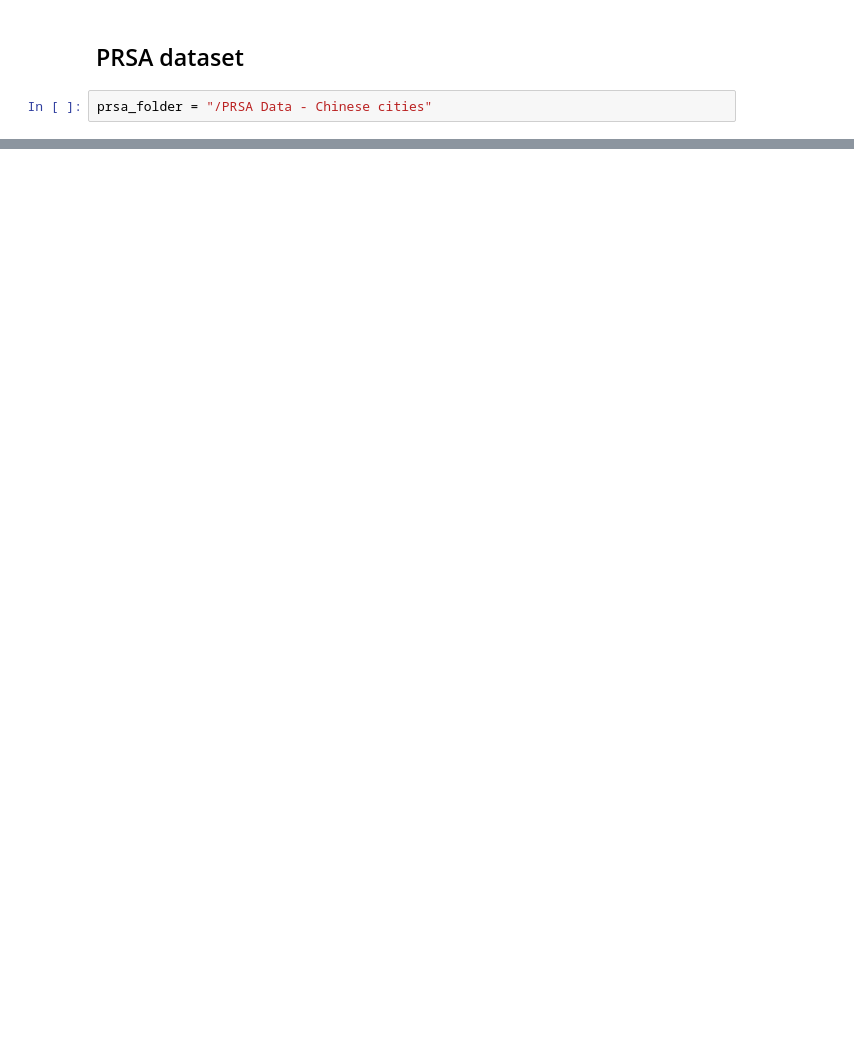
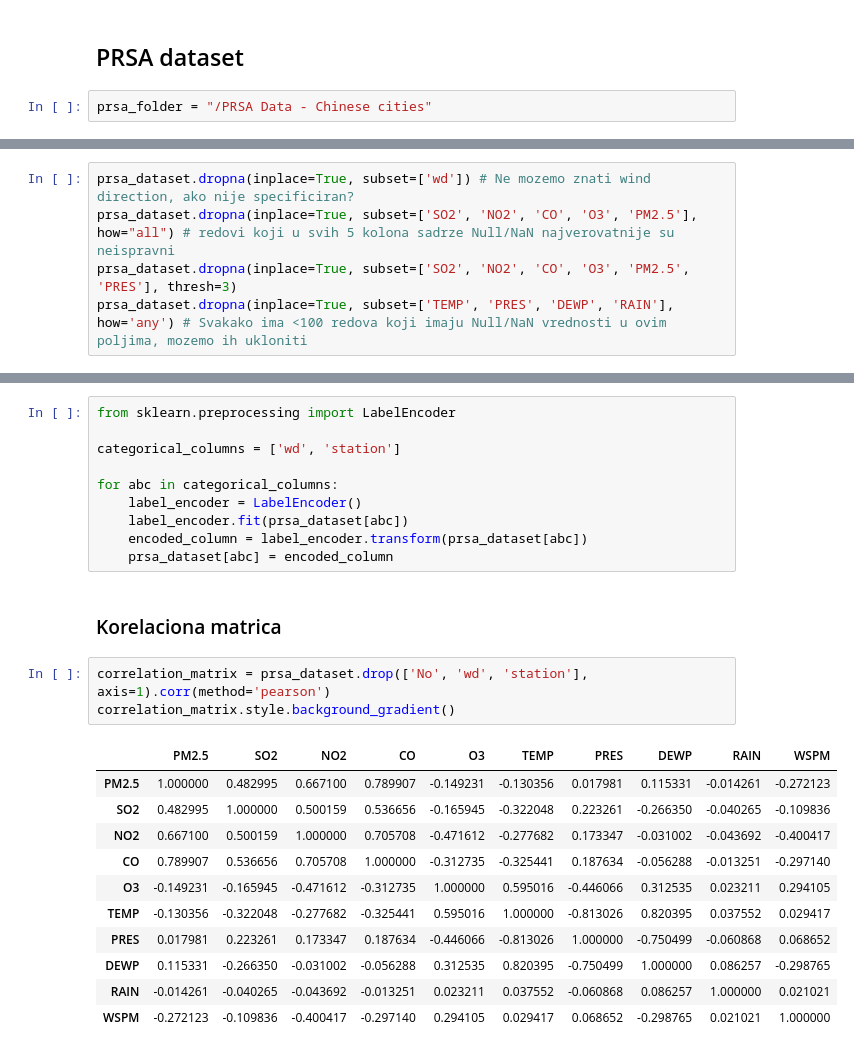
Before and after one commit to Zamachi/air-pollution-prediction-lstm, a Jupyter notebook: main.ipynb, the cells around one changed output, grey strips where cells are left out. Saved outputs shown, nothing was run; the diff lists cells and outputs as text; blank space fills up the shorter version.

```diff
--- a/main.ipynb
+++ b/main.ipynb
@@ -213,0 +247,5 @@ pd.merge(beijing_ds, prsa_dataset, on=['datetime'], how='inner')[['No_x', 'PM2.5
+# %%
+prsa_dataset.dropna(inplace=True, subset=['wd']) # Ne mozemo znati wind direction, ako nije specificiran?
+prsa_dataset.dropna(inplace=True, subset=['SO2', 'NO2', 'CO', 'O3', 'PM2.5'], how="all") # redovi koji u svih 5 kolona sadrze Null/NaN najverovatnije su neispravni
+prsa_dataset.dropna(inplace=True, subset=['SO2', 'NO2', 'CO', 'O3', 'PM2.5', 'PRES'], thresh=3)
+prsa_dataset.dropna(inplace=True, subset=['TEMP', 'PRES', 'DEWP', 'RAIN'], how='any') # Svakako ima <100 redova koji imaju Null/NaN vrednosti u ovim poljima, mozemo ih ukloniti
@@ -213,0 +254,27 @@ pd.merge(beijing_ds, prsa_dataset, on=['datetime'], how='inner')[['No_x', 'PM2.5
+# %%
+from sklearn.preprocessing import LabelEncoder
+
+categorical_columns = ['wd', 'station']
+
+for abc in categorical_columns:
+    label_encoder = LabelEncoder()
+    label_encoder.fit(prsa_dataset[abc])
+    encoded_column = label_encoder.transform(prsa_dataset[abc])
+    prsa_dataset[abc] = encoded_column
+# %% [markdown]
+### Korelaciona matrica
+# %%
+correlation_matrix = prsa_dataset.drop(['No', 'wd', 'station'], axis=1).corr(method='pearson')
+correlation_matrix.style.background_gradient()
+# %% [output]
+|  | PM2.5 | SO2 | NO2 | CO | O3 | TEMP | PRES | DEWP | RAIN | WSPM |
+| PM2.5 | 1.000000 | 0.482995 | 0.667100 | 0.789907 | -0.149231 | -0.130356 | 0.017981 | 0.115331 | -0.014261 | -0.272123 |
+| SO2 | 0.482995 | 1.000000 | 0.500159 | 0.536656 | -0.165945 | -0.322048 | 0.223261 | -0.266350 | -0.040265 | -0.109836 |
+| NO2 | 0.667100 | 0.500159 | 1.000000 | 0.705708 | -0.471612 | -0.277682 | 0.173347 | -0.031002 | -0.043692 | -0.400417 |
+| CO | 0.789907 | 0.536656 | 0.705708 | 1.000000 | -0.312735 | -0.325441 | 0.187634 | -0.056288 | -0.013251 | -0.297140 |
+| O3 | -0.149231 | -0.165945 | -0.471612 | -0.312735 | 1.000000 | 0.595016 | -0.446066 | 0.312535 | 0.023211 | 0.294105 |
+| TEMP | -0.130356 | -0.322048 | -0.277682 | -0.325441 | 0.595016 | 1.000000 | -0.813026 | 0.820395 | 0.037552 | 0.029417 |
+| PRES | 0.017981 | 0.223261 | 0.173347 | 0.187634 | -0.446066 | -0.813026 | 1.000000 | -0.750499 | -0.060868 | 0.068652 |
+| DEWP | 0.115331 | -0.266350 | -0.031002 | -0.056288 | 0.312535 | 0.820395 | -0.750499 | 1.000000 | 0.086257 | -0.298765 |
+| RAIN | -0.014261 | -0.040265 | -0.043692 | -0.013251 | 0.023211 | 0.037552 | -0.060868 | 0.086257 | 1.000000 | 0.021021 |
+| WSPM | -0.272123 | -0.109836 | -0.400417 | -0.297140 | 0.294105 | 0.029417 | 0.068652 | -0.298765 | 0.021021 | 1.000000 |
```
Also changed, not shown: parts of 15 cells of this notebook, 1 other file.
